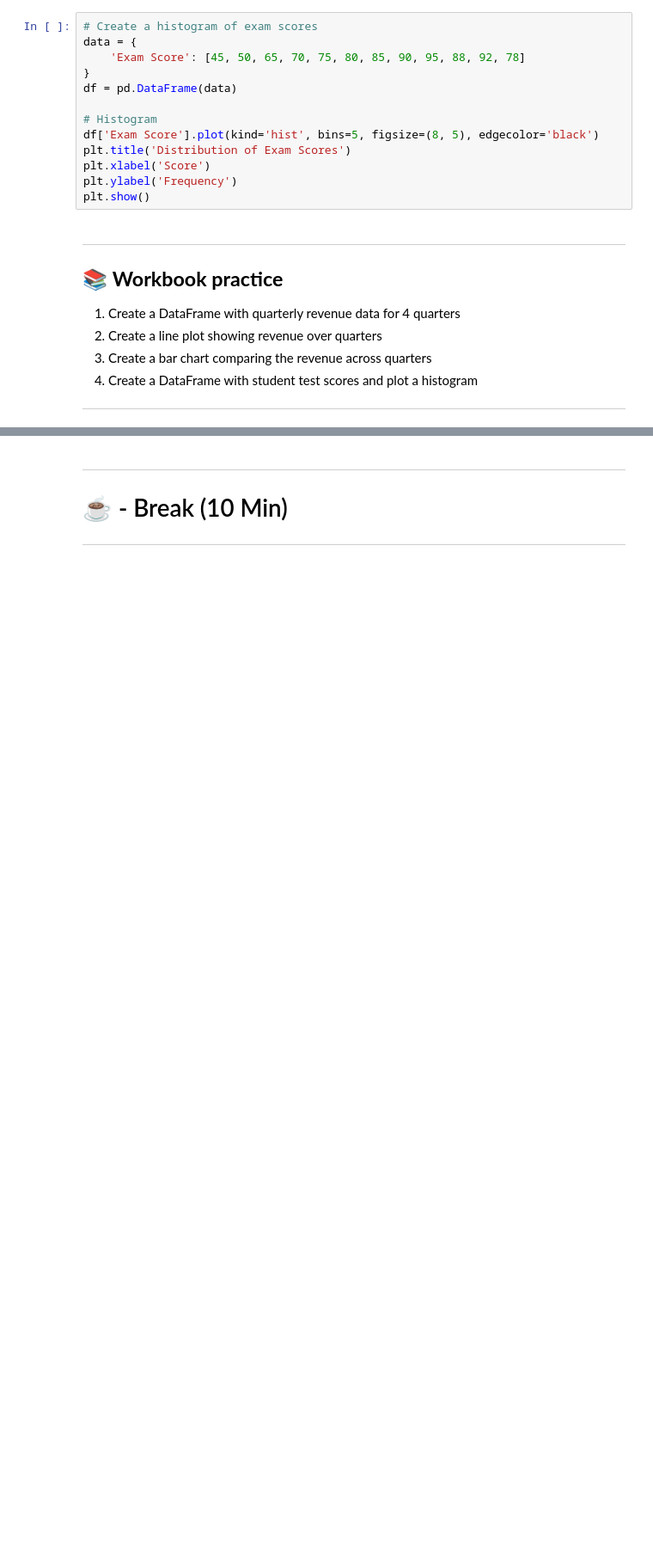
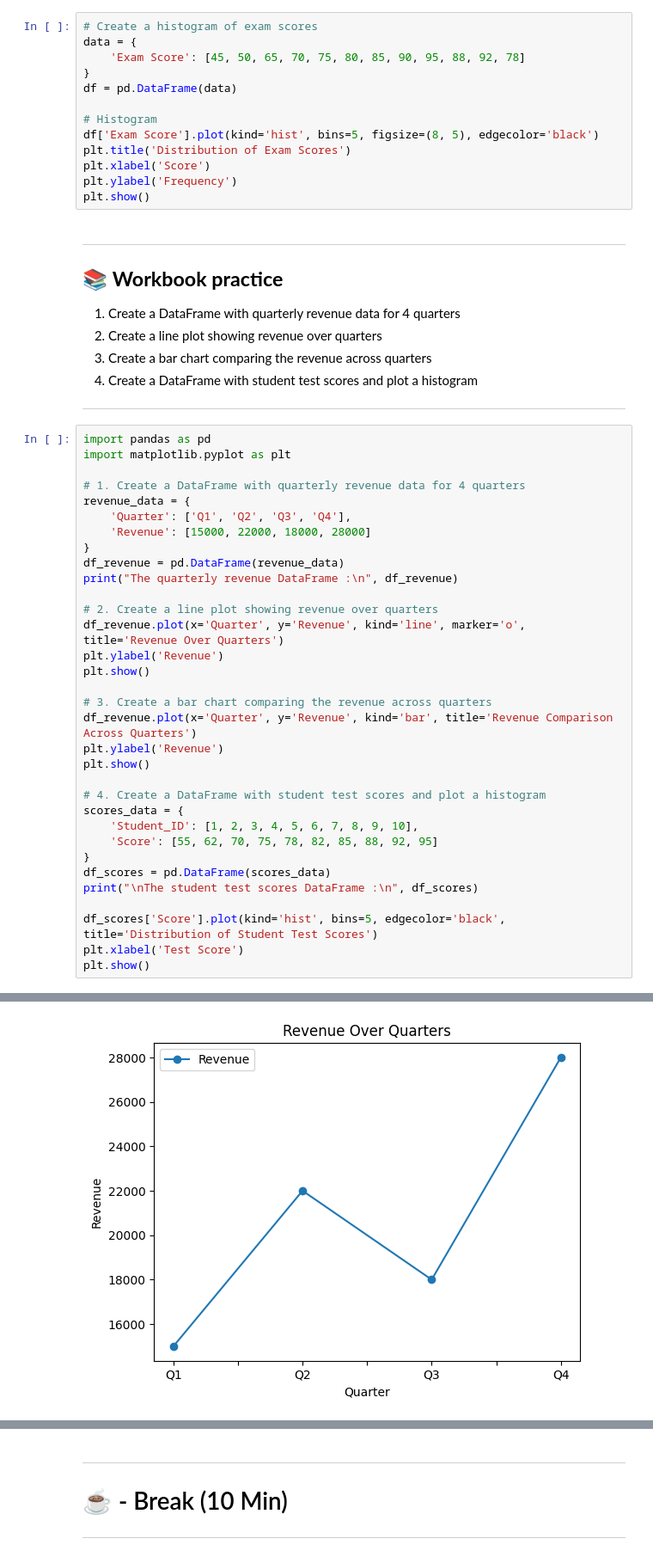
Before and after one commit to BouhamedMohammedMounir/python-workshop-basics, a Jupyter notebook: python_workshop_basics_2.ipynb, the cells around one changed output, grey strips where cells are left out. Shown at 86% size. Cells and saved outputs as stored; diff of their text form; blank space fills up the shorter version.

```diff
--- a/python_workshop_basics_2.ipynb
+++ b/python_workshop_basics_2.ipynb
@@ -527,3 +600,37 @@ plt.show()
 4. Create a DataFrame with student test scores and plot a histogram
 
 ---
+# %%
+import pandas as pd
+import matplotlib.pyplot as plt
+
+# 1. Create a DataFrame with quarterly revenue data for 4 quarters
+revenue_data = {
+    'Quarter': ['Q1', 'Q2', 'Q3', 'Q4'],
+    'Revenue': [15000, 22000, 18000, 28000]
+}
+df_revenue = pd.DataFrame(revenue_data)
+print("The quarterly revenue DataFrame :\n", df_revenue)
+
+# 2. Create a line plot showing revenue over quarters
+df_revenue.plot(x='Quarter', y='Revenue', kind='line', marker='o', title='Revenue Over Quarters')
+plt.ylabel('Revenue')
+plt.show()
+
+# 3. Create a bar chart comparing the revenue across quarters
+df_revenue.plot(x='Quarter', y='Revenue', kind='bar', title='Revenue Comparison Across Quarters')
+plt.ylabel('Revenue')
+plt.show()
+
+# 4. Create a DataFrame with student test scores and plot a histogram
+scores_data = {
+    'Student_ID': [1, 2, 3, 4, 5, 6, 7, 8, 9, 10],
+    'Score': [55, 62, 70, 75, 78, 82, 85, 88, 92, 95]
+}
+df_scores = pd.DataFrame(scores_data)
+print("\nThe student test scores DataFrame :\n", df_scores)
+
+df_scores['Score'].plot(kind='hist', bins=5, edgecolor='black', title='Distribution of Student Test Scores')
+plt.xlabel('Test Score')
+plt.show()
+# %% [output]
@@ -529,0 +643 @@ plt.show()
+[figure, added]
```
Also changed, not shown: parts of 6 cells of this notebook.
